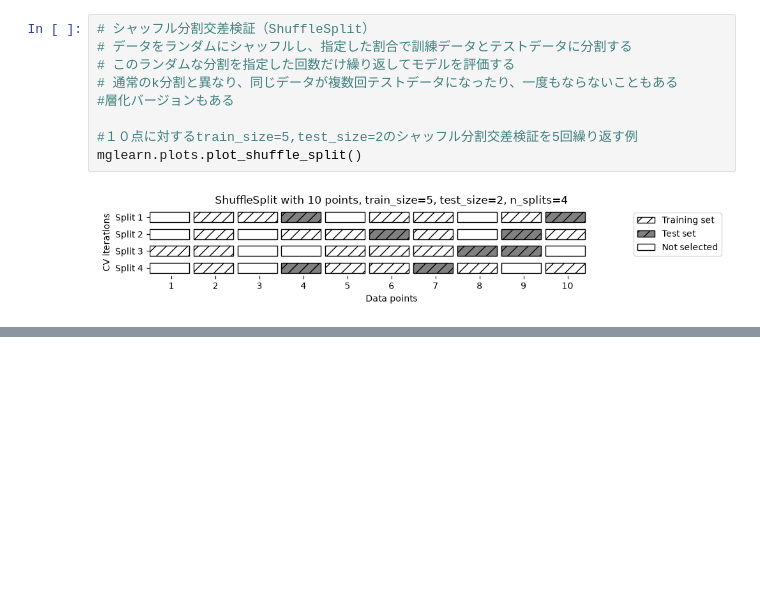
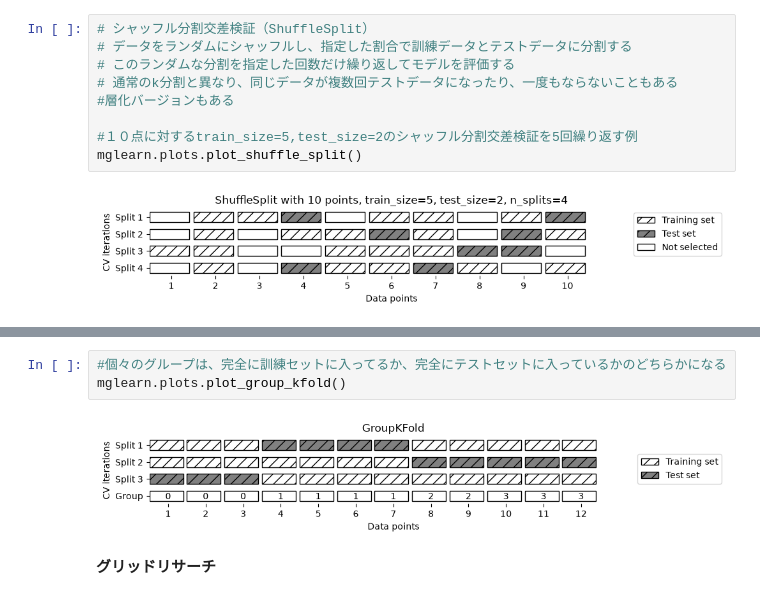
Before and after one commit to seita1004/python-machine-learning-study, a Jupyter notebook: 第5章/交差検証.ipynb, the cells around one changed output, grey strips where cells are left out. Cells and saved outputs as stored; diff of their text form; blank space fills up the shorter version.

```diff
--- a/第5章/交差検証.ipynb
+++ b/第5章/交差検証.ipynb
@@ -145,0 +162,7 @@ x,y
+# %%
+#個々のグループは、完全に訓練セットに入ってるか、完全にテストセットに入っているかのどちらかになる
+mglearn.plots.plot_group_kfold()
+# %% [output]
+[figure, added]
+# %% [markdown]
+**グリッドリサーチ**
```
Also changed, not shown: parts of 11 cells of this notebook.
